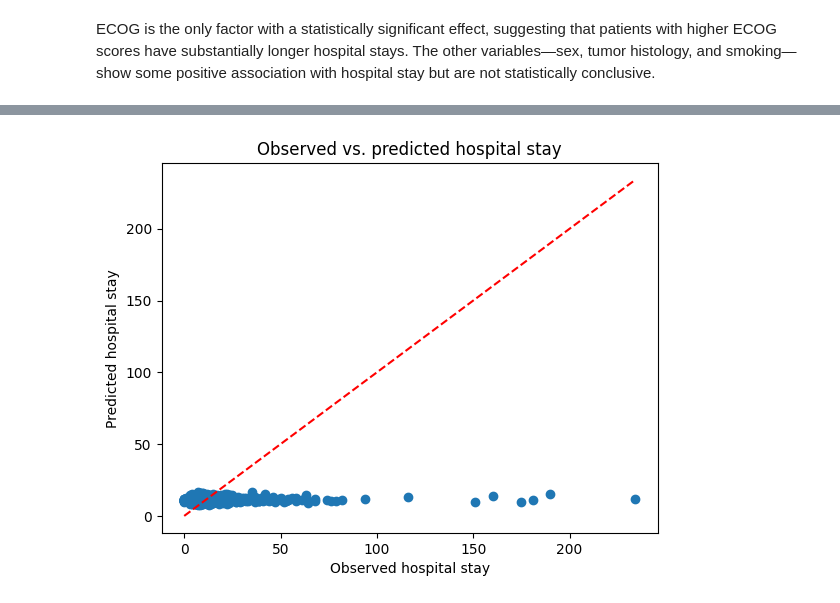
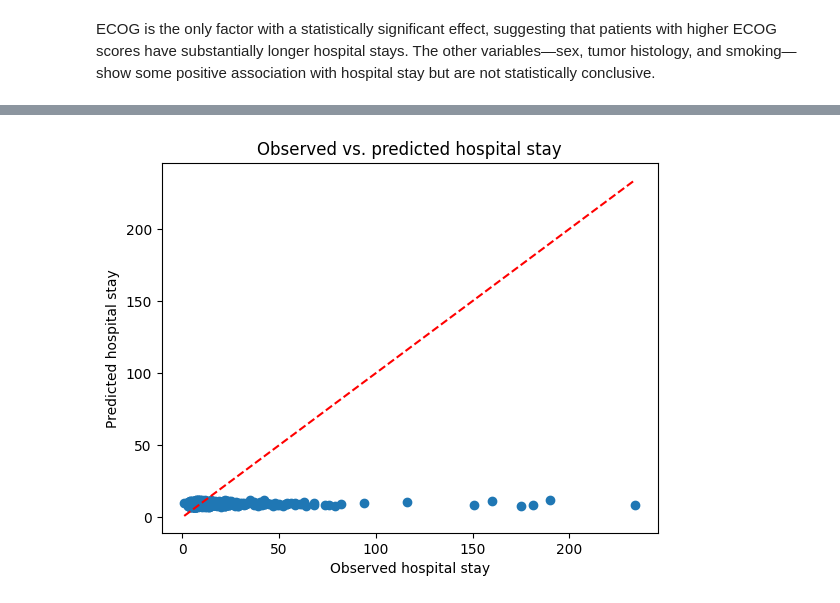
Before and after one commit to jswistak/statistical-modeling-biology, a Jupyter notebook: p1.ipynb, the cells around one changed output, grey strips where cells are left out. Drawn from its saved outputs; the diff is of its cells as text; code cells hidden in the pictures.

```diff
--- a/p1.ipynb
+++ b/p1.ipynb
@@ -170,15 +215,13 @@ Smoking has huge imapct on infection risk. Smokers are at on average 5.6 times h
 # Problem 2
 # %%
 fig, axes = plt.subplots(1, 2, figsize=(12, 5))
-
+df["log_hospstay"] = np.log(df["hospstay"])
 
 sns.histplot(df['hospstay'], kde=True, ax=axes[0], color='blue')
 axes[0].set_title('Raw Hospital Stay Distribution')
 axes[0].set_xlabel('Hospital Stay')
 axes[0].set_ylabel('Count')
 
-# 2. Distribution of log(hospstay)
-# Check for zeros or negative values before applying log
 positive_stays = df['hospstay'][df['hospstay'] > 0]
 sns.histplot(np.log(positive_stays), kde=True, ax=axes[1], color='green')
 axes[1].set_title('Log-Transformed Hospital Stay Distribution')
@@ -189,3 +232,6 @@ plt.tight_layout()
 plt.show()
 # %% [output]
 [figure]
+# %%
+print(df[df['hospstay'] <= 0])
+df = df[df['hospstay'] > 0]
@@ -192,11 +256,12 @@ plt.show()
 # %%
 
-model_hosp = smf.glm(formula='hospstay ~ sex + age + bmi + smoking + ecog + histop',
+model_hosp = smf.glm(formula='log_hospstay ~ sex + age + bmi + smoking + ecog + histop',
                      data=df,
-                     family=sm.families.Gamma(link=sm.families.links.log())
+                     family=sm.families.Gaussian(),
                      )
 result_hosp = model_hosp.fit()
 print(result_hosp.summary())
+print(f"Model AIC: {result_hosp.aic}")
 # %% [output]
                  Generalized Linear Model Regression Results
 ==============================================================================
@@ -257,13 +334,14 @@ plt.show()
 # %%
 predicted = result_hosp.predict(df)
-plt.scatter(df['hospstay'], predicted)
+plt.scatter(df['hospstay'], np.exp(predicted))
 plt.xlabel('Observed hospital stay')
 plt.ylabel('Predicted hospital stay')
 plt.title('Observed vs. predicted hospital stay')
+
 # Plot a 45° reference line:
 min_val = min(df['hospstay'].min(), predicted.min())
 max_val = max(df['hospstay'].max(), predicted.max())
 plt.plot([min_val, max_val], [min_val, max_val], color='red', linestyle='--')
 plt.show()
 # %% [output]
-[figure, old version]
+[figure, new version]
```
Also changed, not shown: parts of 9 cells of this notebook.
